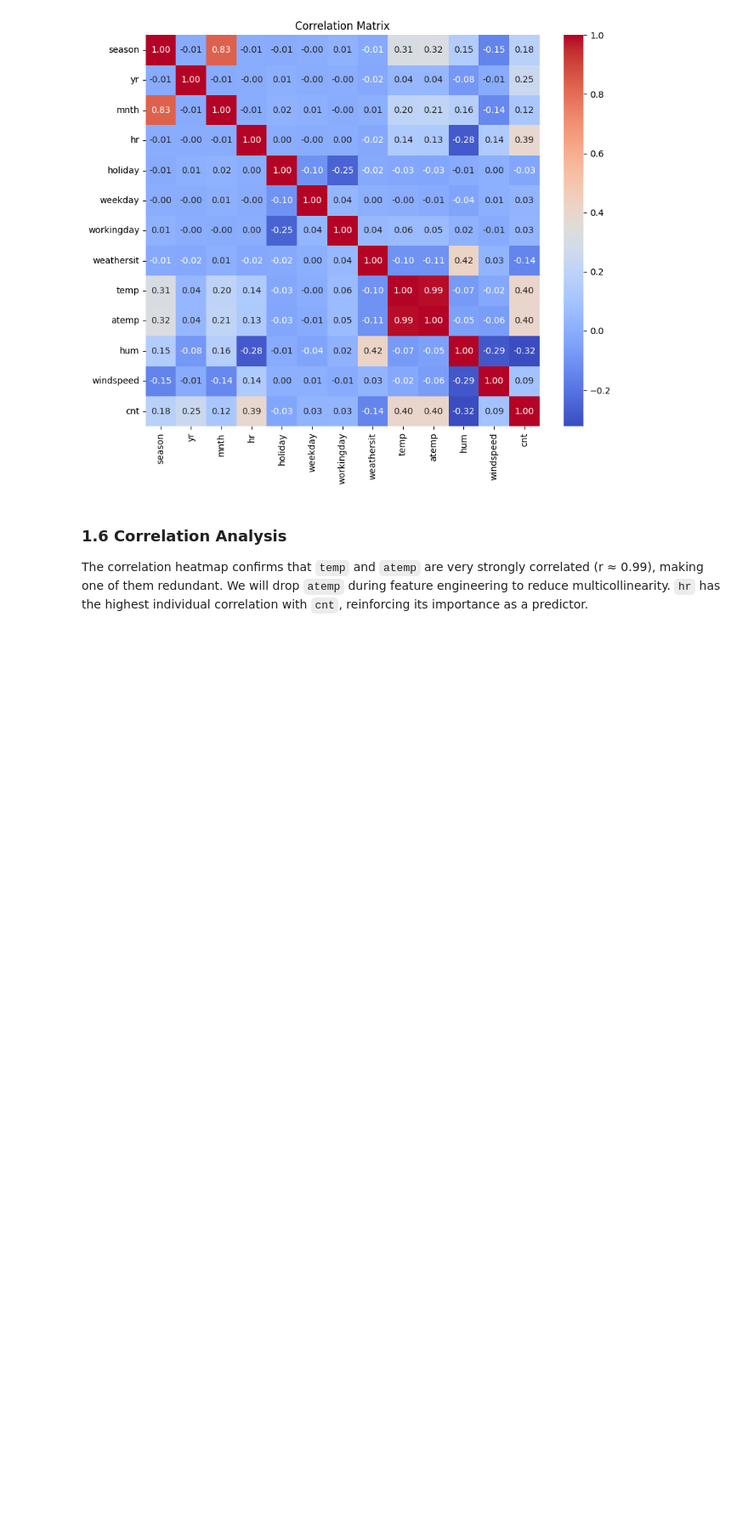
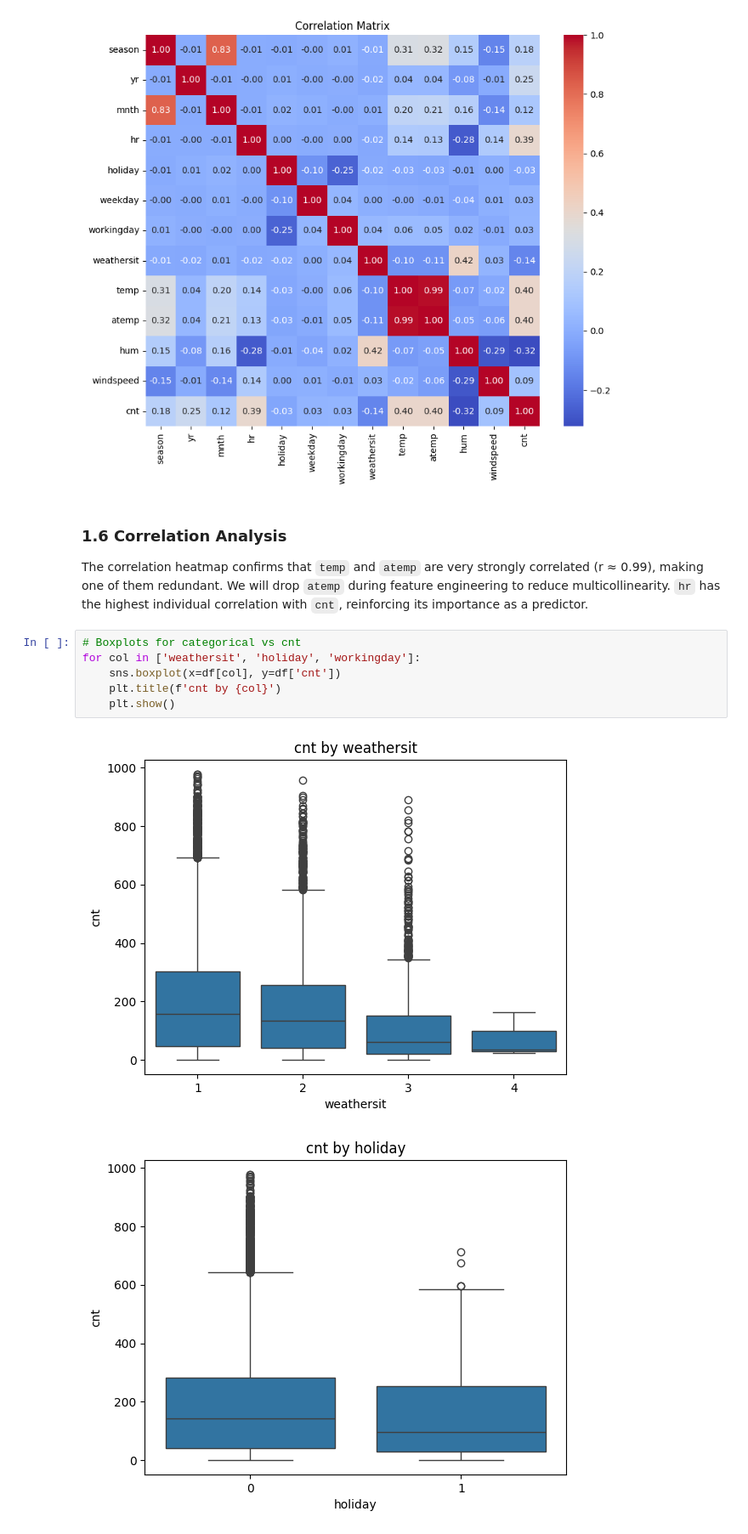
Before and after one commit to adakoieu2024-collab/ml-assignment2, a Jupyter notebook: assignment_2_Alesia_Dako.ipynb, the cells around one changed output. Shown at 85% size. Cells and saved outputs as stored; diff of their text form; blank space fills up the shorter version.

```diff
--- a/assignment_2_Alesia_Dako.ipynb
+++ b/assignment_2_Alesia_Dako.ipynb
@@ -170,3 +170,12 @@ plt.show()
 ### 1.6 Correlation Analysis
 
 The correlation heatmap confirms that `temp` and `atemp` are very strongly correlated (r ≈ 0.99), making one of them redundant. We will drop `atemp` during feature engineering to reduce multicollinearity. `hr` has the highest individual correlation with `cnt`, reinforcing its importance as a predictor.
+# %%
+# Boxplots for categorical vs cnt
+for col in ['weathersit', 'holiday', 'workingday']:
+    sns.boxplot(x=df[col], y=df['cnt'])
+    plt.title(f'cnt by {col}')
+    plt.show()
+# %% [output]
+[figure, added]
+[figure, added]
```
Also changed, not shown: parts of 3 cells of this notebook.
